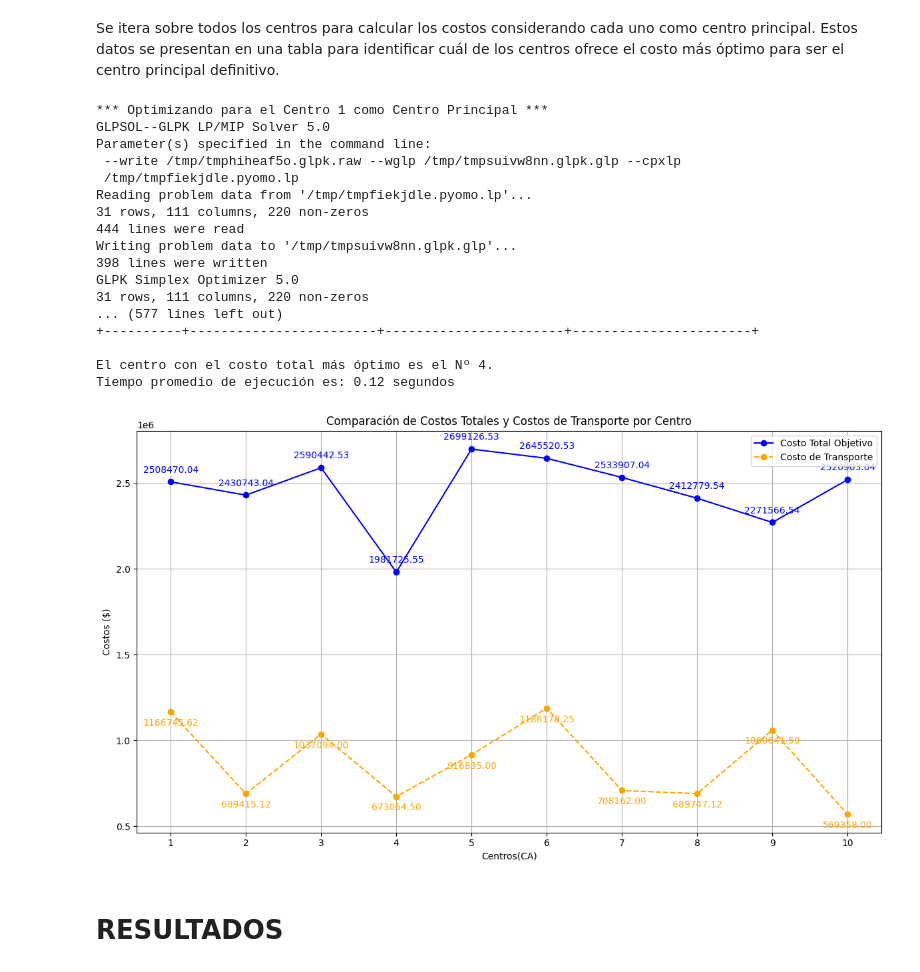
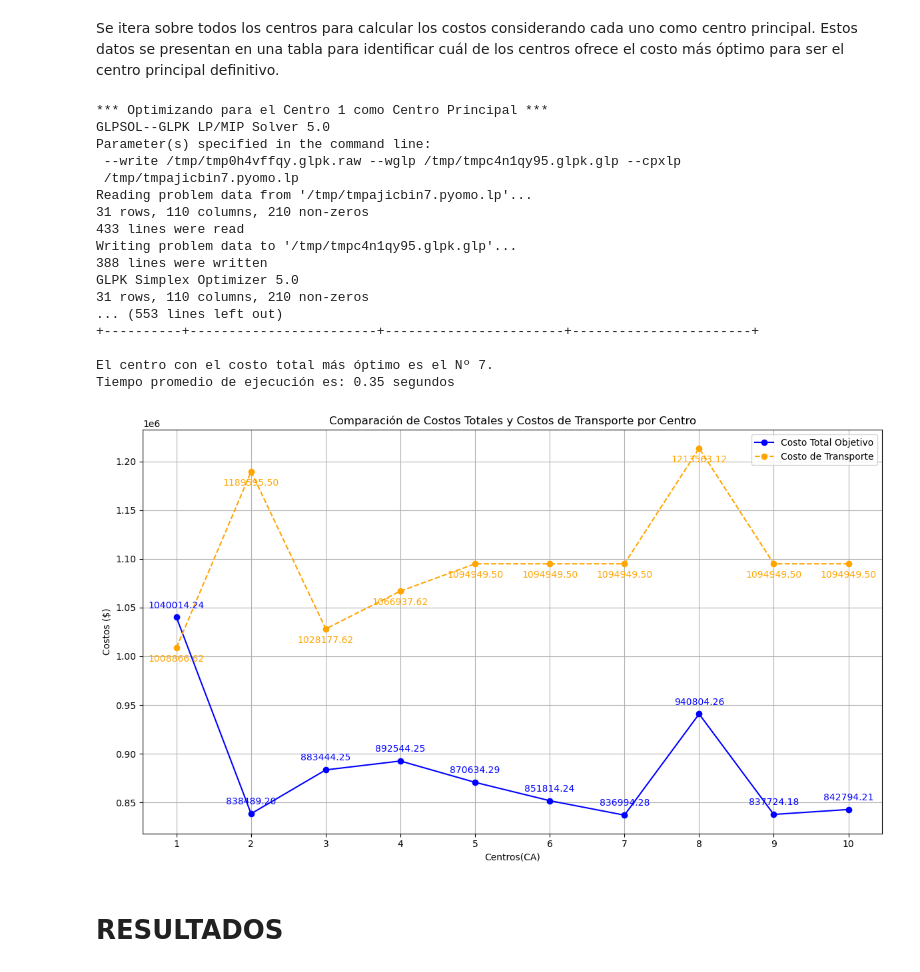
Before and after one commit to Manuelortegaj11/Model, a Jupyter notebook: Queso.ipynb, the cells around one changed output. Cells and saved outputs as stored; diff of their text form; code cells hidden in the pictures.

```diff
--- a/Queso.ipynb
+++ b/Queso.ipynb
@@ -67,7 +67,7 @@ import time
 
 **tiempo_alistamiento**:Tiempos de Alistamiento (TiempoAlistam(CAi)).
 # %%
-centros_acopio_df = pd.read_excel('data/centros_acopio.xlsx')
+centros_acopio_df = pd.read_excel('data/centros_acopiodos.xlsx')
 tiempos_transporte_df = pd.read_excel('data/tiempos_transporte.xlsx')
 costo_transporte_df = pd.read_excel('data/costo_transporte.xlsx')
 # %% [markdown]
@@ -400,27 +423,34 @@ def minimize_distribution_costs(centro_principal_id, centros_acopio_df, tiempos_
 # %% [markdown]
 Se itera sobre todos los centros para calcular los costos considerando cada uno como centro principal. Estos datos se presentan en una tabla para identificar cuál de los centros ofrece el costo más óptimo para ser el centro principal definitivo.
 # %%
+# Resultados y tiempos de ejecución
 resultados = {}
 tiempos_ejecucion = []
 num_iteraciones = 0
 
-for centro_id in range(len(centros_acopio_df)):
+for centro_id in range(len(centros_acopio_df) // 2):
     num_iteraciones += 1
     print(f'\n*** Optimizando para el Centro {centro_id + 1} como Centro Principal ***')
 
     start_time = time.time()
 
-    resultado_optimizacion = minimize_distribution_costs(
-        centro_principal_id=centro_id,
-        centros_acopio_df=centros_acopio_df,
-        tiempos_transporte_df=tiempos_transporte_df,
-        costo_transporte_df=costo_transporte_df,
-    )
+    # Aquí llamamos a tu función de optimización, asegúrate de que centro_principal_id siempre sea positivo
+    try:
+        resultado_optimizacion = minimize_distribution_costs(
+            centro_principal_id=centro_id + 1,  # Corregido para que inicie desde 1
+            centros_acopio_df=centros_acopio_df,
+            tiempos_transporte_df=tiempos_transporte_df,
+            costo_transporte_df=costo_transporte_df
+        )
+    except KeyError as e:
+        print(f"Error: {e}")
+        continue  # Saltar iteración si ocurre un KeyError
 
     end_time = time.time()
     elapsed_time = end_time - start_time
     tiempos_ejecucion.append(elapsed_time)
 
+    # Extraemos el costo total y el costo de transporte del resultado
     costo_total_valor, costo_transporte_valor = resultado_optimizacion
 
     resultados[f'{centro_id + 1}'] = {
@@ -428,16 +458,18 @@ for centro_id in range(len(centros_acopio_df)):
         'costo_transporte': costo_transporte_valor,
         'tiempo_ejecucion': elapsed_time
     }
-
     print(f'Objetivo de costo total para el centro {centro_id + 1} como Centro Principal = ${costo_total_valor:,.2f}')
-    print(f'Costo de transporte para el centro {centro_id + 1} = ${costo_transporte_valor:,.2f}')
     print(f'Tiempo de ejecución: {elapsed_time:.2f} segundos\n\n')
 
+# Cálculo del tiempo promedio de ejecución
 promedio_tiempo = sum(tiempos_ejecucion) / len(tiempos_ejecucion)
 
+# Imprimir separador
 for _ in range(115):
     print('-', end='')
 print()
+
+# Tabla de resultados
 print('\n\nTabla de costos objetivos, costos de transporte y tiempos de ejecución: \n')
 
 tabla = [[centro,
@@ -448,55 +480,58 @@ tabla = [[centro,
 headers = ["Centro", "Costo Total Objetivo", "Costo de Transporte", "Tiempo de Ejecución"]
 print(tabulate(tabla, headers, tablefmt="grid"))
 
+# Determinar el centro con el menor costo total
 centro_menor_costo = min(resultados, key=lambda x: resultados[x]['costo_total'])
 costo_menor = resultados[centro_menor_costo]['costo_total']
 
+# Imprimir resultados finales
 print(f'\nEl centro con el costo total más óptimo es el Nº {centro_menor_costo}.')
 print(f'Tiempo promedio de ejecución es: {promedio_tiempo:.2f} segundos')
 
+# Preparar datos para la visualización
 centros = list(resultados.keys())
 costos_totales = [resultados[centro]['costo_total'] for centro in centros]
 costos_transporte = [resultados[centro]['costo_transporte'] for centro in centros]
 
+# Crear gráfico
 plt.figure(figsize=(12, 7))
 
 plt.plot(centros, costos_totales, marker='o', linestyle='-', color='blue', label='Costo Total Objetivo')
-
 plt.plot(centros, costos_transporte, marker='o', linestyle='--', color='orange', label='Costo de Transporte')
 
+# Anotaciones en el gráfico
 for i, txt in enumerate(costos_totales):
     plt.annotate(f'{txt:.2f}', (centros[i], costos_totales[i]), textcoords="offset points", xytext=(0,10), ha='center', color='blue')
 for i, txt in enumerate(costos_transporte):
     plt.annotate(f'{txt:.2f}', (centros[i], costos_transporte[i]), textcoords="offset points", xytext=(0,-15), ha='center', color='orange')
 
 plt.xlabel('Centros(CA)')
 plt.ylabel('Costos ($)')
 plt.title('Comparación de Costos Totales y Costos de Transporte por Centro')
 plt.legend()
 plt.grid(True)
 
 plt.tight_layout()
-
 plt.show()
 # %% [output]
 *** Optimizando para el Centro 1 como Centro Principal ***
 GLPSOL--GLPK LP/MIP Solver 5.0
 Parameter(s) specified in the command line:
- --write /tmp/tmphiheaf5o.glpk.raw --wglp /tmp/tmpsuivw8nn.glpk.glp --cpxlp
- /tmp/tmpfiekjdle.pyomo.lp
-Reading problem data from '/tmp/tmpfiekjdle.pyomo.lp'...
-31 rows, 111 columns, 220 non-zeros
-444 lines were read
-Writing problem data to '/tmp/tmpsuivw8nn.glpk.glp'...
-398 lines were written
+ --write /tmp/tmp0h4vffqy.glpk.raw --wglp /tmp/tmpc4n1qy95.glpk.glp --cpxlp
+ /tmp/tmpajicbin7.pyomo.lp
+Reading problem data from '/tmp/tmpajicbin7.pyomo.lp'...
+31 rows, 110 columns, 210 non-zeros
+433 lines were read
+Writing problem data to '/tmp/tmpc4n1qy95.glpk.glp'...
+388 lines were written
 GLPK Simplex Optimizer 5.0
-31 rows, 111 columns, 220 non-zeros
-... (577 lines left out)
+31 rows, 110 columns, 210 non-zeros
+... (553 lines left out)
 +----------+------------------------+-----------------------+-----------------------+
 
-El centro con el costo total más óptimo es el Nº 4.
-Tiempo promedio de ejecución es: 0.12 segundos
+El centro con el costo total más óptimo es el Nº 7.
+Tiempo promedio de ejecución es: 0.35 segundos
-[figure, old version]
+[figure, new version]
 # %% [markdown]
 # RESULTADOS
 # %% [markdown]
```
Also changed, not shown: parts of 4 cells of this notebook, 1 other file.
